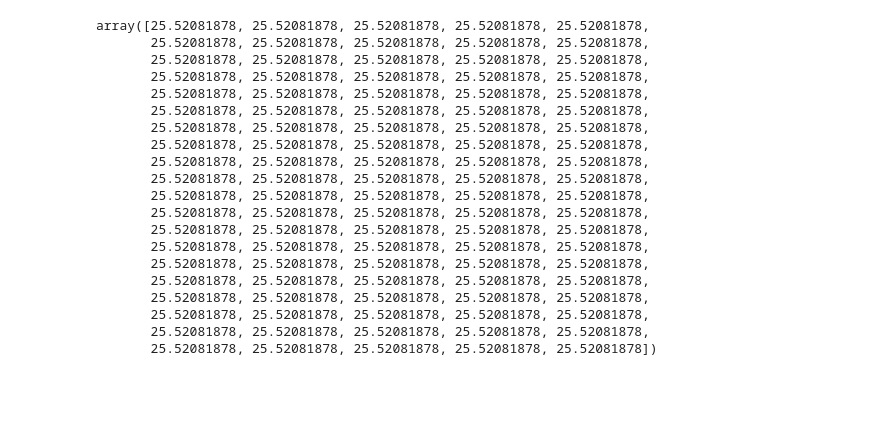
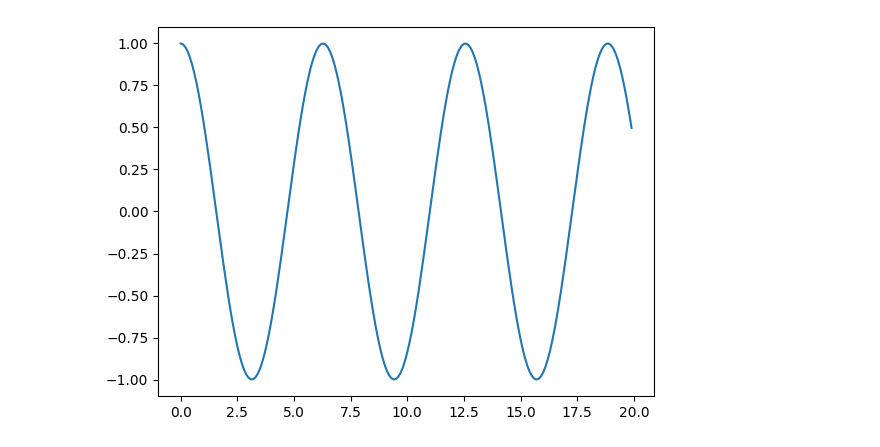
Before and after one commit to dpatelev/correlation_function, a Jupyter notebook: kubo.ipynb, the cells around one changed output. Drawn from its saved outputs; the diff is of its cells as text; code cells hidden in the pictures; blank space fills up the shorter version.

Commit message:
feat: calculate exact Kubo TCF for given potentials - moved partition function into own loop - limit of t3 (when i = j) - beta - set range of eigenstates to 10

```diff
--- a/kubo.ipynb
+++ b/kubo.ipynb
@@ -91,35 +93,40 @@ def colbert_miller_DVR(ngrid, x, m, v):
     return c, E, H
 # %%
 # calculate Kubo TCF from CM-DVR results
-# TODO - FIX - this is incorrect, it should give different values for different times!
+
 def Kubo_TCF(beta, grid, E, c, dx, times):
+    Z = 0.0
     for i in range(0, len(E)):
-        Z = 1 / np.exp(-beta * E[i])
-        for j in range(0, len(E)):
-            C_1 = np.exp(-1j * (E[i]- E[j]) * times) # hbar = 1 - assume atomic units
-            Aij = np.trapz(np.conj(c[:,i]) * grid[i] * c[:,j], dx = dx)
-            Bji = np.trapz(np.conj(c[:,j]) * grid[j] * c[:,i], dx = dx)
-            if i != j: # i == j -> 1-exp(0) = 0, AND div by 0 occurs
-                C_2 = (1 - np.exp(-beta * (E[j]-E[i]))) / (E[j]-E[i])
-        C = (1 / beta*Z) * (1/Z) * C_1 * Aij * Bji * C_2
-        C = C.real
+        Z += np.exp(-beta * E[i])
+
+    nt = len(times)
+    C = np.zeros(nt, dtype = 'complex')
+
+    for i in range(10):
+       for j in range(10):
+            t1 = np.exp(-beta*E[i])
+            t2 = np.exp(-1j * (E[i]- E[j]) * times) # hbar = 1 - assume atomic units
+            Aij = np.trapz(np.conj(c[:,i]) * grid[:] * c[:,j], dx = dx) # integrate over ALL grid points!
+            Bji = np.trapz(np.conj(c[:,j]) * grid[:] * c[:,i], dx = dx)
+            if i != j:
+                t3 = (1 - np.exp(-beta * (E[j]-E[i]))) / (E[j]-E[i])
+            else: # limit of (1 - exp(-beta * x)) / x = beta
+                t3 = beta
+            C +=  (t1 * t2 * Aij * Bji * t3)
+    C /= (beta * Z)
     return C
 # %%
 # initialise variables
 k = 1
 m = 1
 
-initial_energy = 2
-initial_position = 0.1
-initial_velocity = 1
-
 dt = 0.1
-max_time = 10
+max_time = 20
 
 # run CM DVR
-x_min = -5
-x_max = 5
-grid_size = 11
+x_min = -10
+x_max = 10
+grid_size = 101
 
 grid, dx = get_exact_grid(x_min,x_max,grid_size)
 v = harmonic_oscillator(k,grid)
@@ -131,25 +138,8 @@ t = np.arange(0,max_time, dt) # same times used in classical MD
 beta = 1
 # %%
 C = Kubo_TCF(beta, grid, E, c, dx, t)
-C
-# %% [output]
-array([25.52081878, 25.52081878, 25.52081878, 25.52081878, 25.52081878,
-       25.52081878, 25.52081878, 25.52081878, 25.52081878, 25.52081878,
-       25.52081878, 25.52081878, 25.52081878, 25.52081878, 25.52081878,
-       25.52081878, 25.52081878, 25.52081878, 25.52081878, 25.52081878,
-       25.52081878, 25.52081878, 25.52081878, 25.52081878, 25.52081878,
-       25.52081878, 25.52081878, 25.52081878, 25.52081878, 25.52081878,
-       25.52081878, 25.52081878, 25.52081878, 25.52081878, 25.52081878,
-       25.52081878, 25.52081878, 25.52081878, 25.52081878, 25.52081878,
-       25.52081878, 25.52081878, 25.52081878, 25.52081878, 25.52081878,
-       25.52081878, 25.52081878, 25.52081878, 25.52081878, 25.52081878,
-       25.52081878, 25.52081878, 25.52081878, 25.52081878, 25.52081878,
-       25.52081878, 25.52081878, 25.52081878, 25.52081878, 25.52081878,
-       25.52081878, 25.52081878, 25.52081878, 25.52081878, 25.52081878,
-       25.52081878, 25.52081878, 25.52081878, 25.52081878, 25.52081878,
-       25.52081878, 25.52081878, 25.52081878, 25.52081878, 25.52081878,
-       25.52081878, 25.52081878, 25.52081878, 25.52081878, 25.52081878,
-       25.52081878, 25.52081878, 25.52081878, 25.52081878, 25.52081878,
-       25.52081878, 25.52081878, 25.52081878, 25.52081878, 25.52081878,
-       25.52081878, 25.52081878, 25.52081878, 25.52081878, 25.52081878,
-       25.52081878, 25.52081878, 25.52081878, 25.52081878, 25.52081878])
+# %%
+plt.plot(t, C)
+plt.show()
+# %% [output]
+[figure, added]
```
Also changed, not shown: parts of 1 cell of this notebook.
